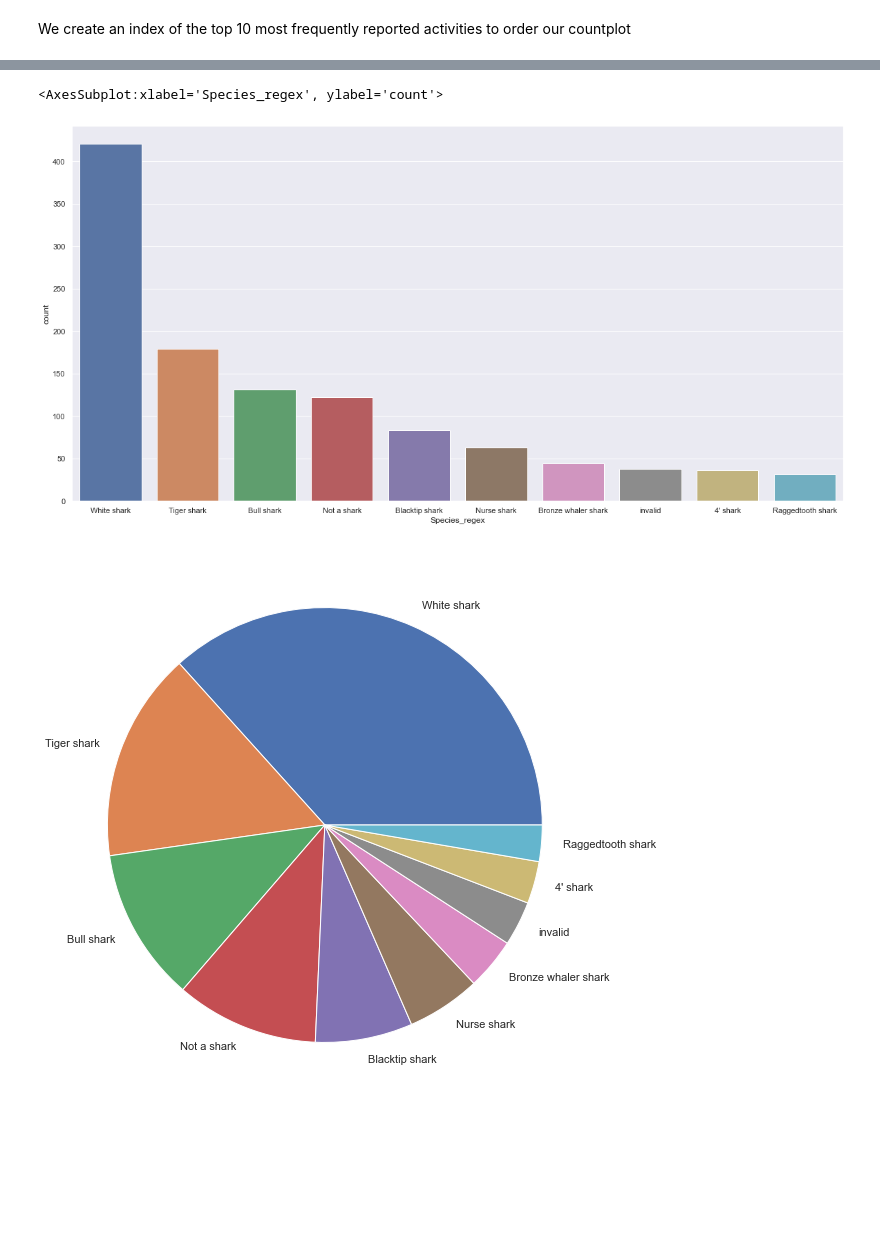
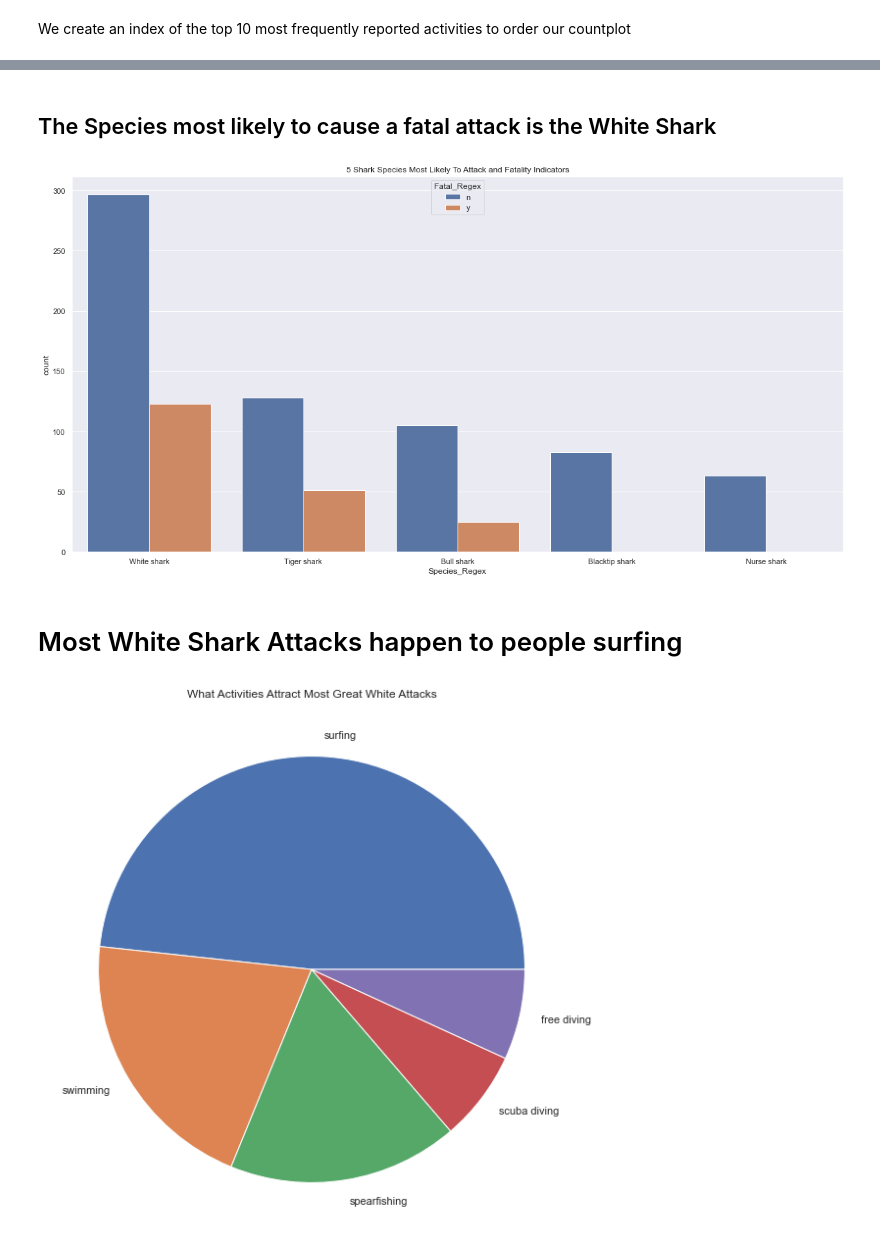
Before and after one commit to Javi-Python/Projecto-Shark-Attack-Data-Cleaning, a Jupyter notebook: Shark Attack Hypothesis Testing & Visualization.ipynb, the cells around one changed output, grey strips where cells are left out. Saved outputs shown, nothing was run; the diff lists cells and outputs as text; code cells hidden in the pictures; blank space fills up the shorter version.

```diff
--- a/Shark Attack Hypothesis Testing & Visualization.ipynb
+++ b/Shark Attack Hypothesis Testing & Visualization.ipynb
@@ -10,5 +11,5 @@ import re
 # %%
-Clean_Sharks = pd.read_csv('data/Clean_Sharks.csv', encoding = 'latin-1')
+Clean_Sharks = pd.read_csv('data/CleanSharks.csv', encoding = 'latin-1')
 # %% [markdown]
 We also drop the 'Unnamed: 0' column as we will not be using it for this excercise
 # %%
@@ -109,12 +112,24 @@ Index_Species = Species.value_counts().head(10).index
+# %% [markdown]
+## The Species most likely to cause a fatal attack is the White Shark
 # %%
-ax, fig = plt.subplots(nrows= 1, ncols=1, figsize=(20, 10))
-sns.countplot(x= Species, order = Index_Species)
+ax1, fig1 = plt.subplots(nrows= 1, ncols=1, figsize=(20, 10))
+Species_Fatality = sns.countplot(x= Species, order = Index_Species, hue = Clean_Sharks['Fatal_Regex'])
+plt.title('5 Shark Species Most Likely To Attack and Fatality Indicators')
+plt.show()
+Species_Fatality.figure.savefig("Species & Fatality.jpg", dpi=550)
 # %% [output]
-<AxesSubplot:xlabel='Species_regex', ylabel='count'>
-[figure, old version]
+[figure, new version]
+# %%
+White = Clean_Sharks.loc[:,'Species_Regex'] == 'White shark'
+Clean_White_Sharks = Clean_Sharks.loc[White]
+# %% [markdown]
+# Most White Shark Attacks happen to people surfing
 # %%
-ax, fig = plt.subplots(nrows= 1, ncols=1, figsize=(20, 10))
-plt.pie(Species.value_counts().head(10), labels = Species.value_counts().head(10).index )
+ax3, fig3 = plt.subplots(nrows= 1, ncols=1, figsize=(20, 10))
+plt.pie(Clean_White_Sharks.Activity_Regex.value_counts().head(5),
+        labels = Clean_White_Sharks.Activity_Regex.value_counts().head(5).index )
+plt.title('What Activities Attract Most Great White Attacks')
+plt.savefig("White Sharks Attack Activities.jpg", dpi=550)
 plt.show()
 # %% [output]
-[figure, old version]
+[figure, new version]
```
Also changed, not shown: parts of 19 cells of this notebook, 9 other files.
